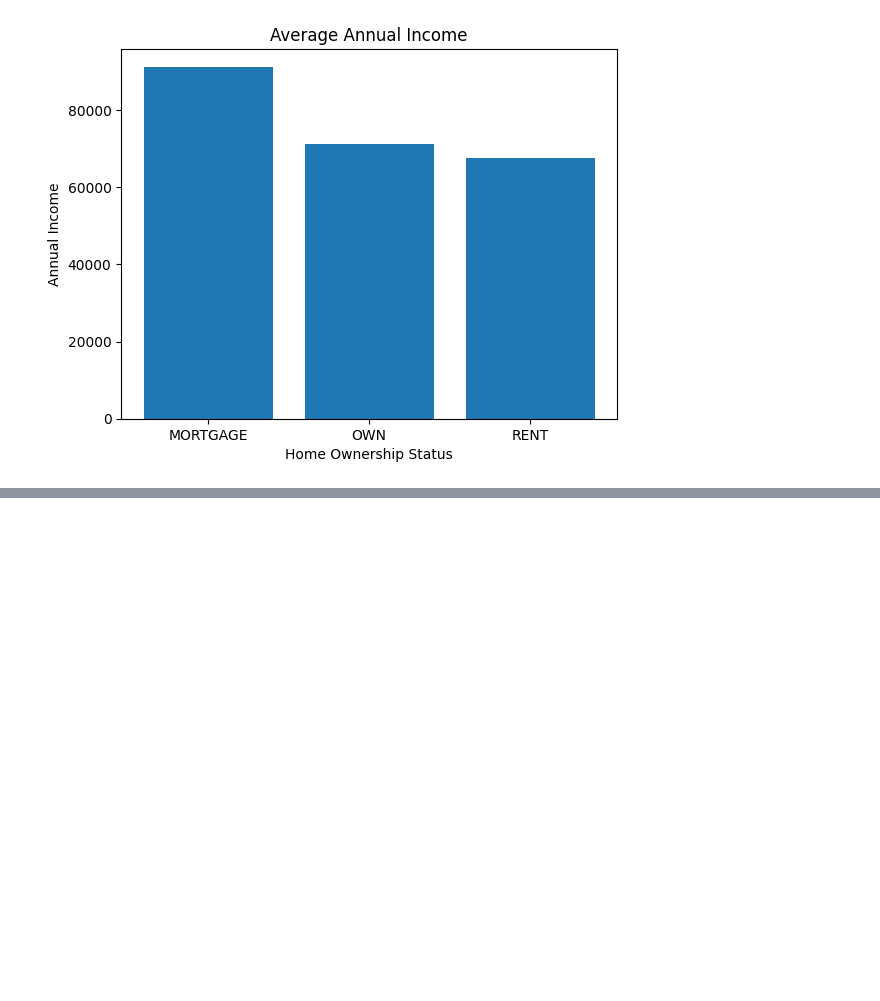
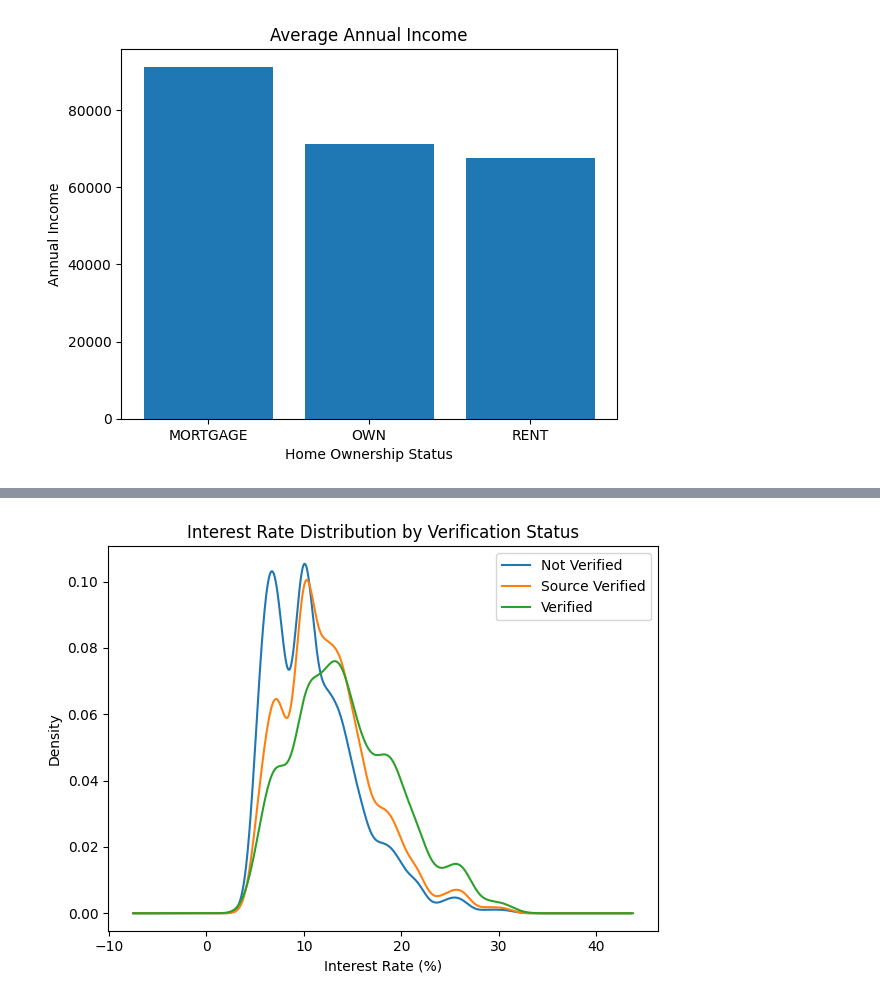
Before and after one commit to oliviaguo1234/lendingclub_loans, a Jupyter notebook: OliviaGuo_loans.ipynb, the cells around one changed output, grey strips where cells are left out. Saved outputs shown, nothing was run; the diff lists cells and outputs as text; code cells hidden in the pictures; blank space fills up the shorter version.

```diff
--- a/OliviaGuo_loans.ipynb
+++ b/OliviaGuo_loans.ipynb
@@ -264,0 +289,9 @@ plt.show()
+# %%
+loans_df.groupby('verified_income')['interest_rate'].plot(kind='density', legend=True)
+plt.title('Interest Rate Distribution by Verification Status')
+plt.xlabel('Interest Rate (%)')
+plt.ylabel('Density')
+plt.tight_layout()
+plt.show()
+# %% [output]
+[figure, added]
```
Also changed, not shown: parts of 4 cells of this notebook.
